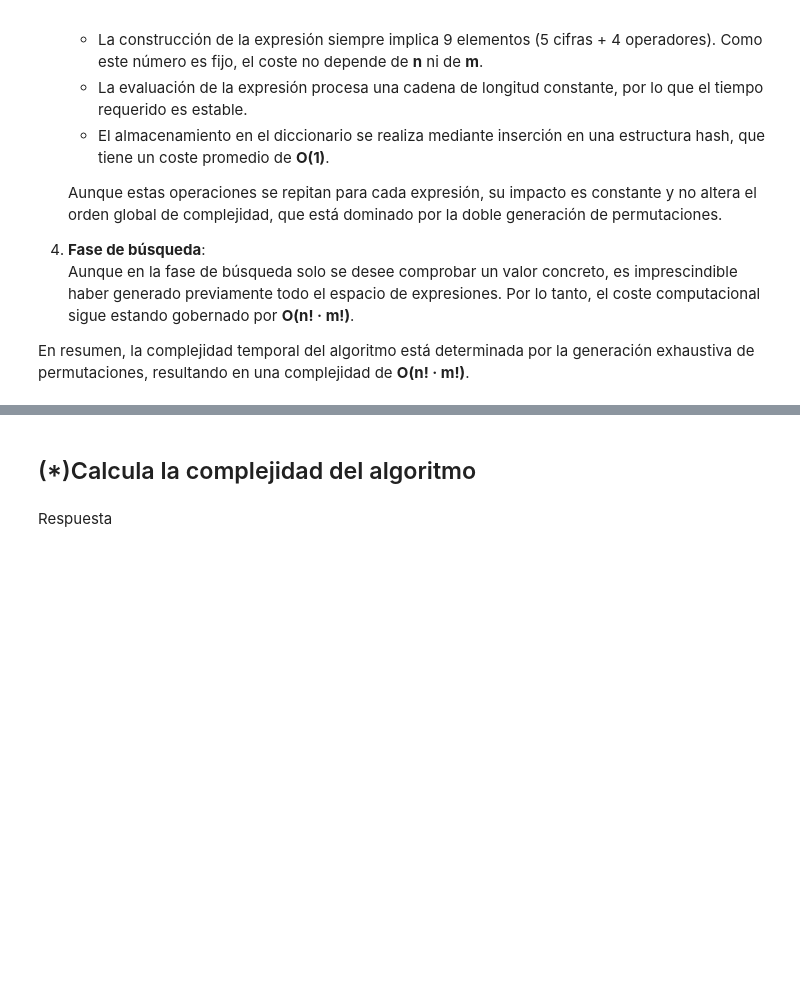
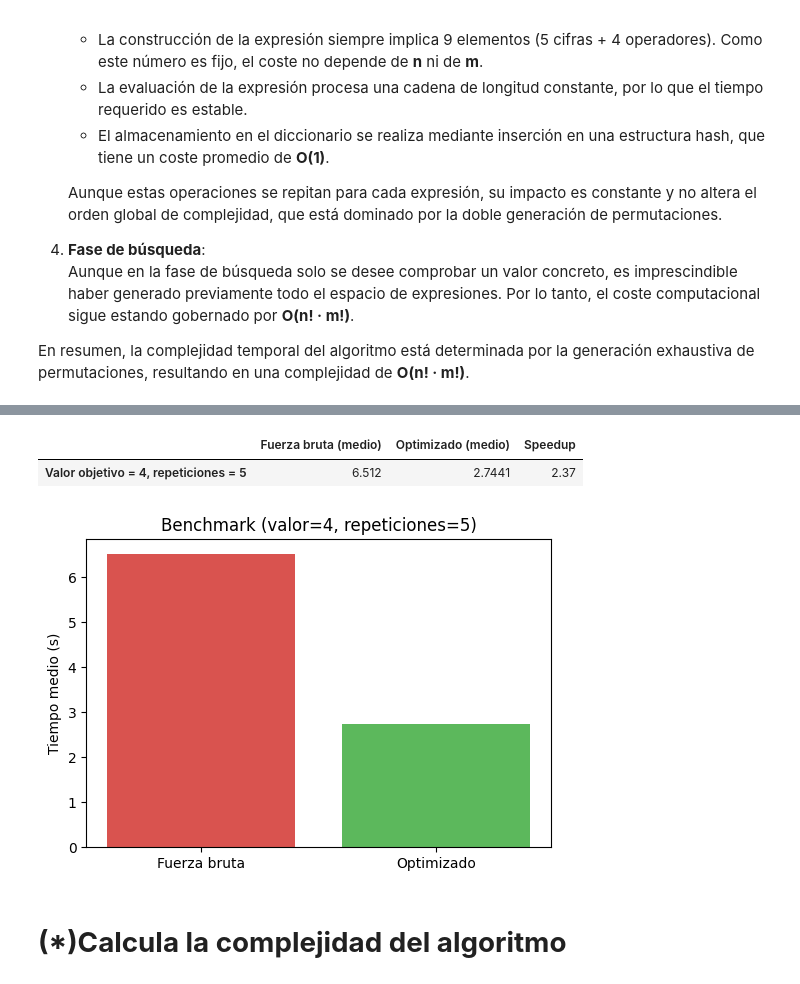
Before and after one commit to xzavierlopez/03MIAR-Algoritmos-de-Optimizacion, a Jupyter notebook: SEMINARIO/Seminario_Algoritmos.ipynb, the cells around one changed output, grey strips where cells are left out. Cells and saved outputs as stored; diff of their text form; code cells hidden in the pictures; blank space fills up the shorter version.

```diff
--- a/SEMINARIO/Seminario_Algoritmos.ipynb
+++ b/SEMINARIO/Seminario_Algoritmos.ipynb
@@ -369,4 +670,11 @@ Respuesta
+# %%
+# -------------------------------------------------------
+# Ejecutamos el benchmark con valor_objetivo = 4
+# -------------------------------------------------------
+benchmark(4)
+# %% [output]
+|  | Fuerza bruta (medio) | Optimizado (medio) | Speedup |
+| Valor objetivo = 4, repeticiones = 5 | 6.512 | 2.7441 | 2.37 |
+[figure, added]
 # %% [markdown]
-## (*)Calcula la complejidad del algoritmo
+# **(*)Calcula la complejidad del algoritmo**
-# %% [markdown]
-Respuesta
```
Also changed, not shown: parts of 20 cells of this notebook.
